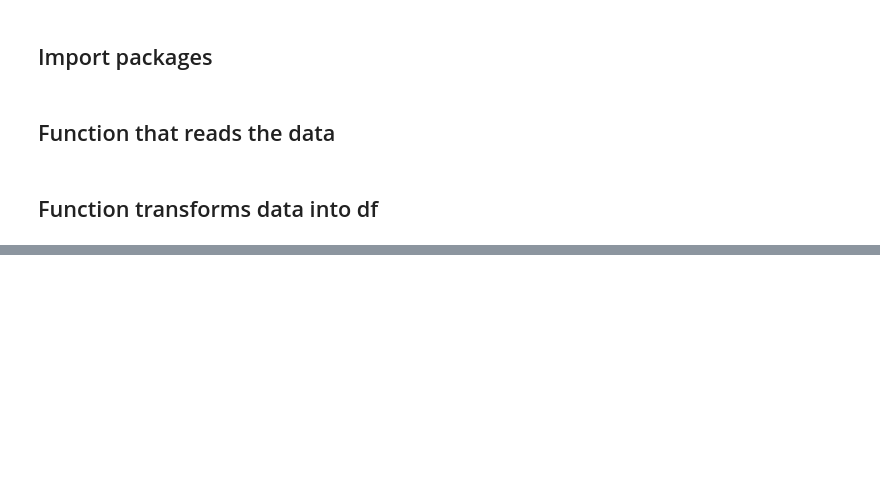
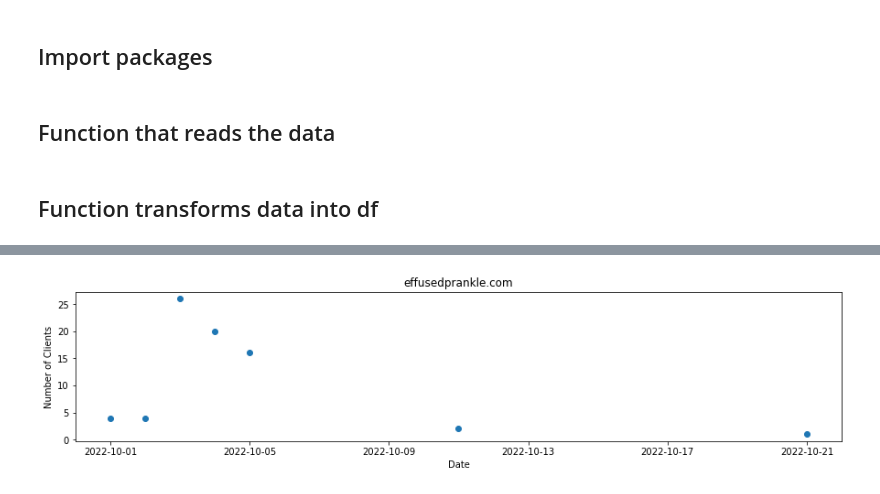
Before and after one commit to IntrusionINTZ/UniversityOfMontana_2023Spring, a Jupyter notebook: Luke/AnomalyFinder.ipynb, the cells around one changed output, grey strips where cells are left out. Saved outputs shown, nothing was run; the diff lists cells and outputs as text; code cells hidden in the pictures; blank space fills up the shorter version.

```diff
--- a/Luke/AnomalyFinder.ipynb
+++ b/Luke/AnomalyFinder.ipynb
@@ -617,0 +220,8 @@ find_closest_neighbor(0,lst)
+# %%
+# Number of clients probability dictionary
+client_dict = dict(zip(bins, probs))
+# Create our column with probabiities
+test['prob_obs_num_clients'] = test['num_clients'].map(client_dict)
+# List of domains that have an anomaly
+cutoff = 0.01
+anomalies = list(test.loc[test.prob_obs_num_clients<=cutoff].sort_values(by='num_clients', ascending=False).index.unique())
@@ -617,0 +244,12 @@ find_closest_neighbor(0,lst)
+# %%
+# Effusedprankle.com detected as anomaly
+case = 'effusedprankle.com'
+testcase = test.loc[test.index==case]
+plt.figure(figsize=(15,3))
+plt.scatter(x=testcase.day, y=testcase.num_clients)
+plt.title(case)
+plt.xlabel('Date')
+plt.ylabel('Number of Clients')
+plt.show()
+# %% [output]
+[figure, added]
```
Also changed, not shown: parts of 76 cells of this notebook.
